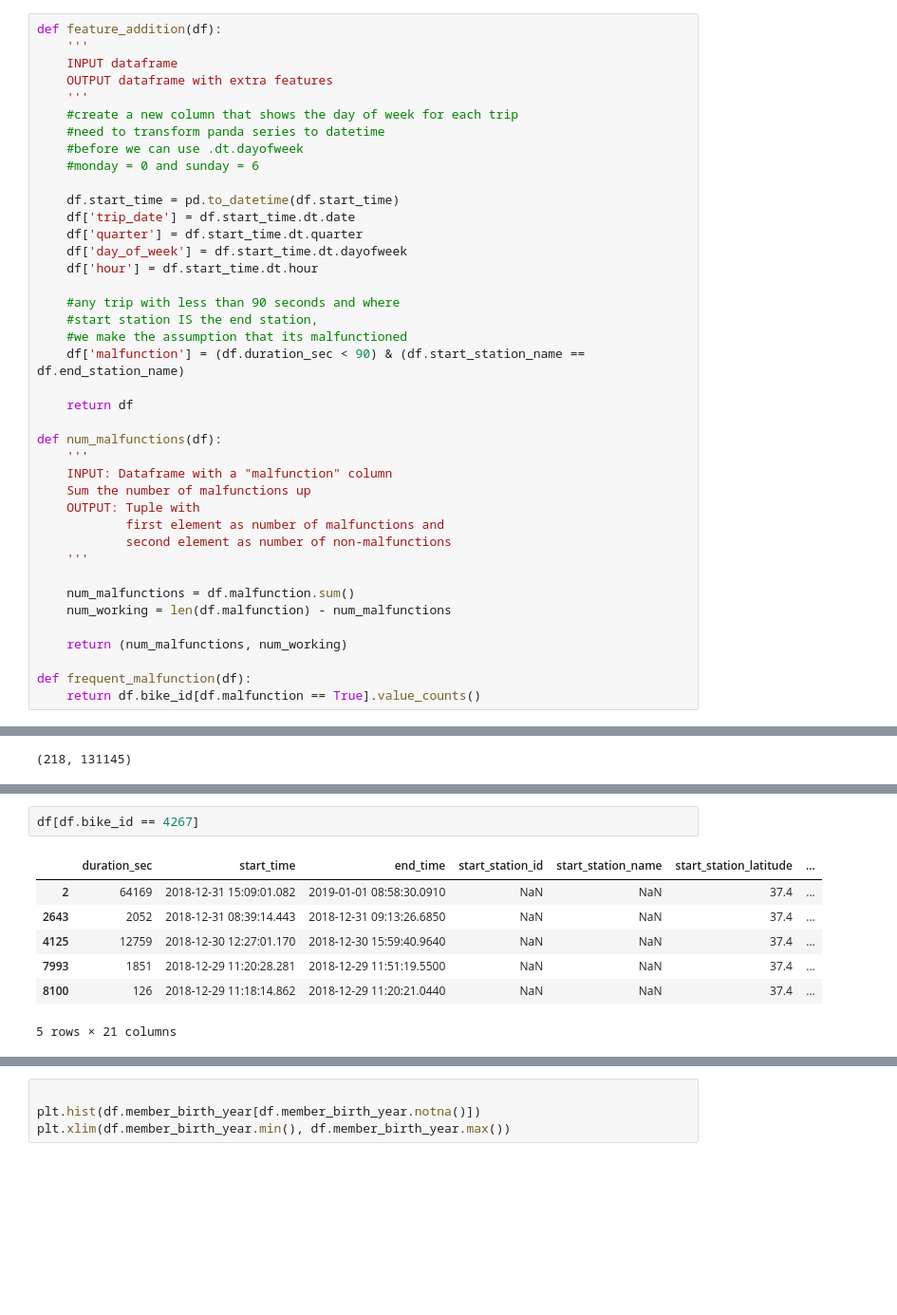
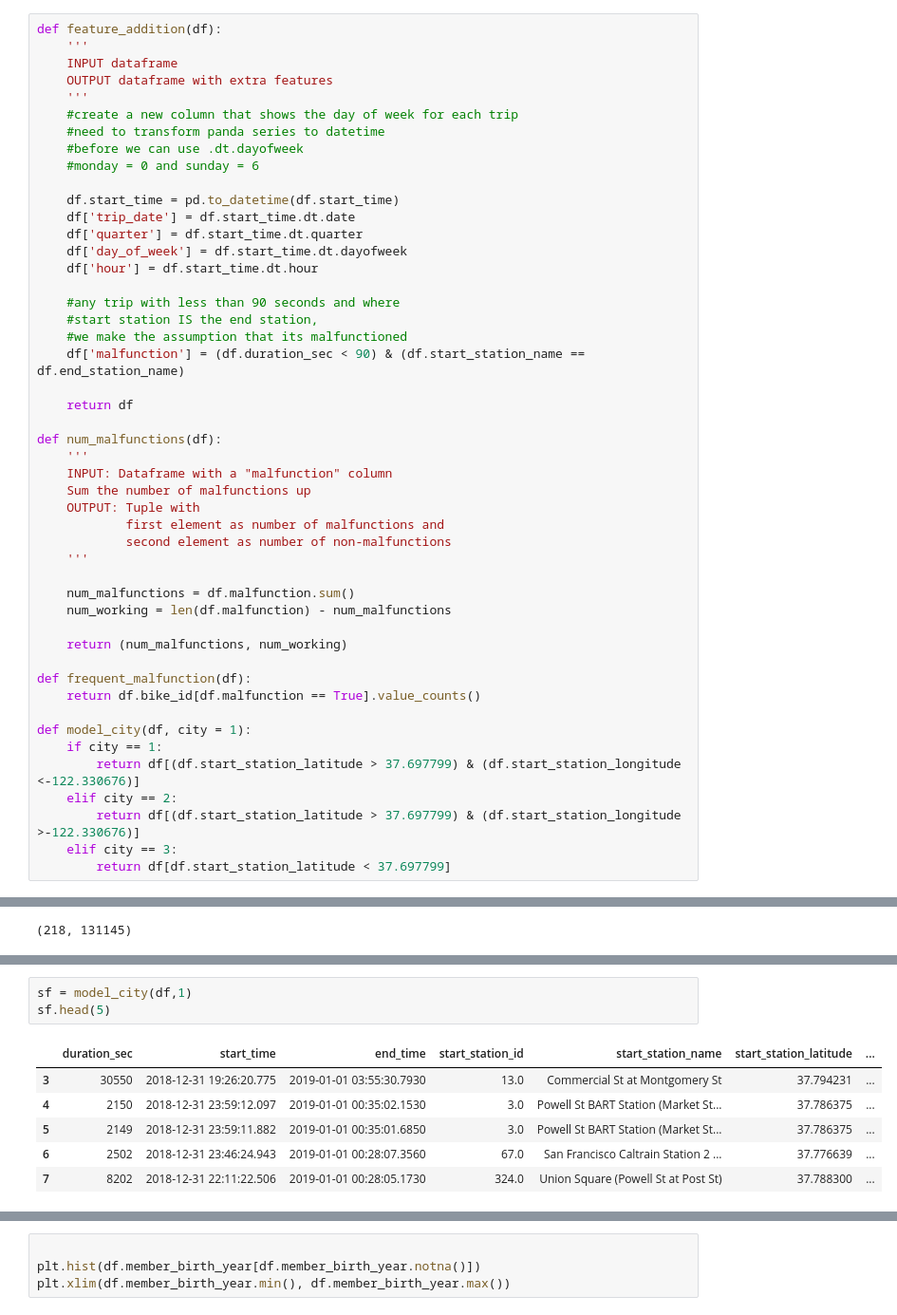
Before and after one commit to david-yang2/Capstone_Project, a Jupyter notebook: EDA.ipynb, the cells around one changed output, grey strips where cells are left out. Shown: that part at 95% size. Cells and saved outputs as stored; diff of their text form; blank space fills up the shorter version.

```diff
--- a/EDA.ipynb
+++ b/EDA.ipynb
@@ -44,6 +44,14 @@ def num_malfunctions(df):
 
 def frequent_malfunction(df):
     return df.bike_id[df.malfunction == True].value_counts()
+
+def model_city(df, city = 1):
+    if city == 1:
+        return df[(df.start_station_latitude > 37.697799) & (df.start_station_longitude <-122.330676)]
+    elif city == 2:
+        return df[(df.start_station_latitude > 37.697799) & (df.start_station_longitude >-122.330676)]
+    elif city == 3:
+        return df[df.start_station_latitude < 37.697799]
 # %%
 df = feature_addition(trips)
 # %%
@@ -63,10 +61,10 @@ df.head()
-# %%
-df[df.bike_id == 4267]
-# %% [output]
-|  | duration_sec | start_time | end_time | start_station_id | start_station_name | start_station_latitude | ... |
-| 2 | 64169 | 2018-12-31 15:09:01.082 | 2019-01-01 08:58:30.0910 | NaN | NaN | 37.4 | ... |
-| 2643 | 2052 | 2018-12-31 08:39:14.443 | 2018-12-31 09:13:26.6850 | NaN | NaN | 37.4 | ... |
-| 4125 | 12759 | 2018-12-30 12:27:01.170 | 2018-12-30 15:59:40.9640 | NaN | NaN | 37.4 | ... |
-| 7993 | 1851 | 2018-12-29 11:20:28.281 | 2018-12-29 11:51:19.5500 | NaN | NaN | 37.4 | ... |
-| 8100 | 126 | 2018-12-29 11:18:14.862 | 2018-12-29 11:20:21.0440 | NaN | NaN | 37.4 | ... |
-5 rows × 21 columns
+# %%
+sf = model_city(df,1)
+sf.head(5)
+# %% [output]
+|  | duration_sec | start_time | end_time | start_station_id | start_station_name | start_station_latitude | ... |
+| 3 | 30550 | 2018-12-31 19:26:20.775 | 2019-01-01 03:55:30.7930 | 13.0 | Commercial St at Montgomery St | 37.794231 | ... |
+| 4 | 2150 | 2018-12-31 23:59:12.097 | 2019-01-01 00:35:02.1530 | 3.0 | Powell St BART Station (Market St... | 37.786375 | ... |
+| 5 | 2149 | 2018-12-31 23:59:11.882 | 2019-01-01 00:35:01.6850 | 3.0 | Powell St BART Station (Market St... | 37.786375 | ... |
+| 6 | 2502 | 2018-12-31 23:46:24.943 | 2019-01-01 00:28:07.3560 | 67.0 | San Francisco Caltrain Station 2 ... | 37.776639 | ... |
+| 7 | 8202 | 2018-12-31 22:11:22.506 | 2019-01-01 00:28:05.1730 | 324.0 | Union Square (Powell St at Post St) | 37.788300 | ... |
```
Also changed, not shown: parts of 5 cells of this notebook, 1 other file.
